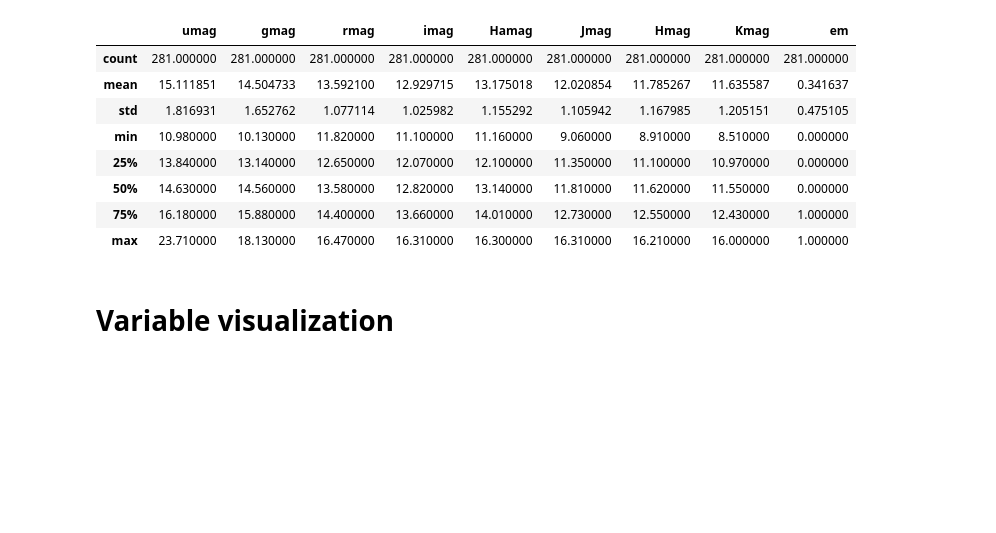
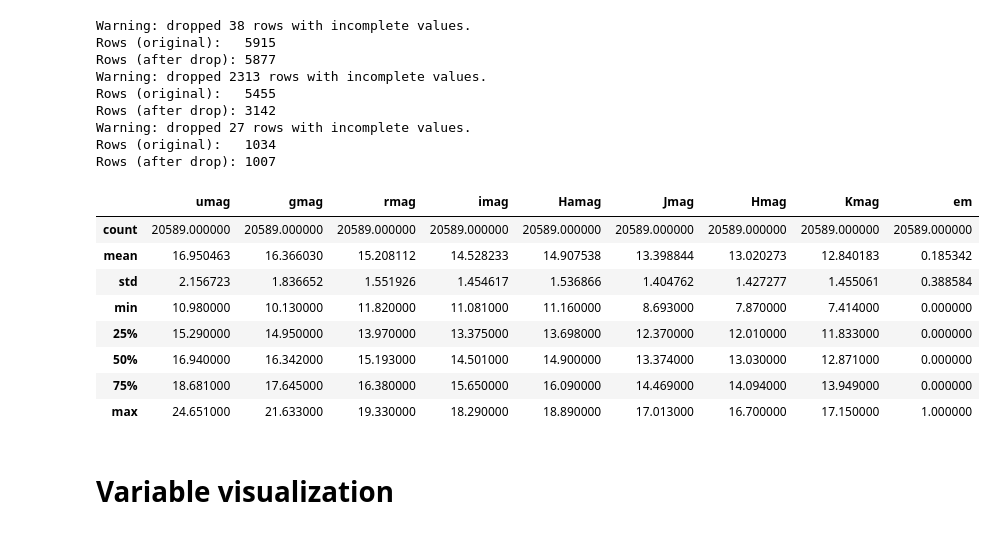
Before and after one commit to facundoq/bestars, a Jupyter notebook: Exploratory analysis.ipynb, the cells around one changed output. Saved outputs shown, nothing was run; the diff lists cells and outputs as text; code cells hidden in the pictures; blank space fills up the shorter version.

```diff
--- a/Exploratory analysis.ipynb
+++ b/Exploratory analysis.ipynb
@@ -5,28 +5,37 @@ default_figsize=(14,12)
 # %%
 import datasets
 import numpy as np
 import pandas as pd
 import seaborn as sn
 import matplotlib.pyplot as plt
-dataset_names = datasets.dataset_names.copy()
-dataset_name = "liu"
-dataset = dataset_names[dataset_name]
-x,y,metadata = dataset.load(dropna=True)
+
+dataset_name = "all_em"
+dataset_module = datasets.dataset_names[dataset_name]
+x,y,metadata = dataset_module.load(dropna=True)
 y = datasets.map_y_em(y,dataset_name)
 
-#xy=pd.concat([x,y])#.join(y)
+# generate dataframe with both x and y
 xy = x.merge(y,left_index=True,right_index=True)
 xy.describe()
 # %% [output]
+Warning: dropped 38 rows with incomplete values.
+Rows (original):   5915
+Rows (after drop): 5877
+Warning: dropped 2313 rows with incomplete values.
+Rows (original):   5455
+Rows (after drop): 3142
+Warning: dropped 27 rows with incomplete values.
+Rows (original):   1034
+Rows (after drop): 1007
 |  | umag | gmag | rmag | imag | Hamag | Jmag | Hmag | Kmag | em |
-| count | 281.000000 | 281.000000 | 281.000000 | 281.000000 | 281.000000 | 281.000000 | 281.000000 | 281.000000 | 281.000000 |
-| mean | 15.111851 | 14.504733 | 13.592100 | 12.929715 | 13.175018 | 12.020854 | 11.785267 | 11.635587 | 0.341637 |
-| std | 1.816931 | 1.652762 | 1.077114 | 1.025982 | 1.155292 | 1.105942 | 1.167985 | 1.205151 | 0.475105 |
-| min | 10.980000 | 10.130000 | 11.820000 | 11.100000 | 11.160000 | 9.060000 | 8.910000 | 8.510000 | 0.000000 |
-| 25% | 13.840000 | 13.140000 | 12.650000 | 12.070000 | 12.100000 | 11.350000 | 11.100000 | 10.970000 | 0.000000 |
-| 50% | 14.630000 | 14.560000 | 13.580000 | 12.820000 | 13.140000 | 11.810000 | 11.620000 | 11.550000 | 0.000000 |
-| 75% | 16.180000 | 15.880000 | 14.400000 | 13.660000 | 14.010000 | 12.730000 | 12.550000 | 12.430000 | 1.000000 |
-| max | 23.710000 | 18.130000 | 16.470000 | 16.310000 | 16.300000 | 16.310000 | 16.210000 | 16.000000 | 1.000000 |
+| count | 20589.000000 | 20589.000000 | 20589.000000 | 20589.000000 | 20589.000000 | 20589.000000 | 20589.000000 | 20589.000000 | 20589.000000 |
+| mean | 16.950463 | 16.366030 | 15.208112 | 14.528233 | 14.907538 | 13.398844 | 13.020273 | 12.840183 | 0.185342 |
+| std | 2.156723 | 1.836652 | 1.551926 | 1.454617 | 1.536866 | 1.404762 | 1.427277 | 1.455061 | 0.388584 |
+| min | 10.980000 | 10.130000 | 11.820000 | 11.081000 | 11.160000 | 8.693000 | 7.870000 | 7.414000 | 0.000000 |
+| 25% | 15.290000 | 14.950000 | 13.970000 | 13.375000 | 13.698000 | 12.370000 | 12.010000 | 11.833000 | 0.000000 |
+| 50% | 16.940000 | 16.342000 | 15.193000 | 14.501000 | 14.900000 | 13.374000 | 13.030000 | 12.871000 | 0.000000 |
+| 75% | 18.681000 | 17.645000 | 16.380000 | 15.650000 | 16.090000 | 14.469000 | 14.094000 | 13.949000 | 0.000000 |
+| max | 24.651000 | 21.633000 | 19.330000 | 18.290000 | 18.890000 | 17.013000 | 16.700000 | 17.150000 | 1.000000 |
 # %% [markdown]
 # Variable visualization
 # %%
```
Also changed, not shown: parts of 9 cells of this notebook, 5 other files.
